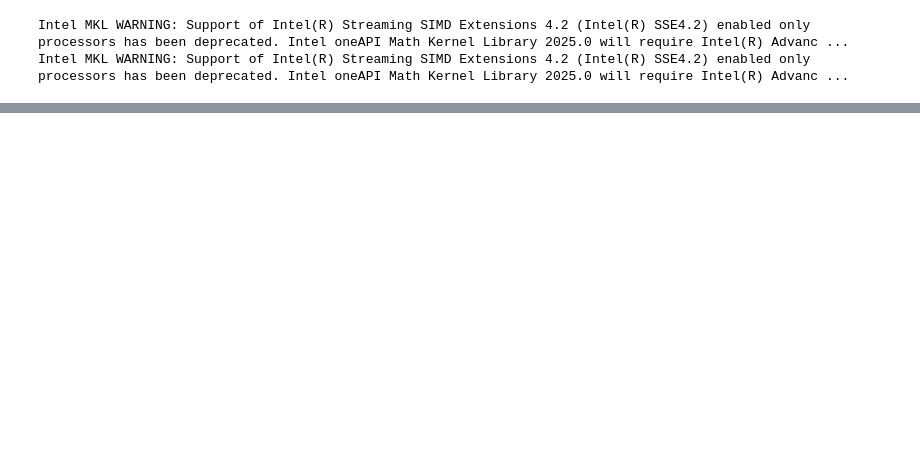
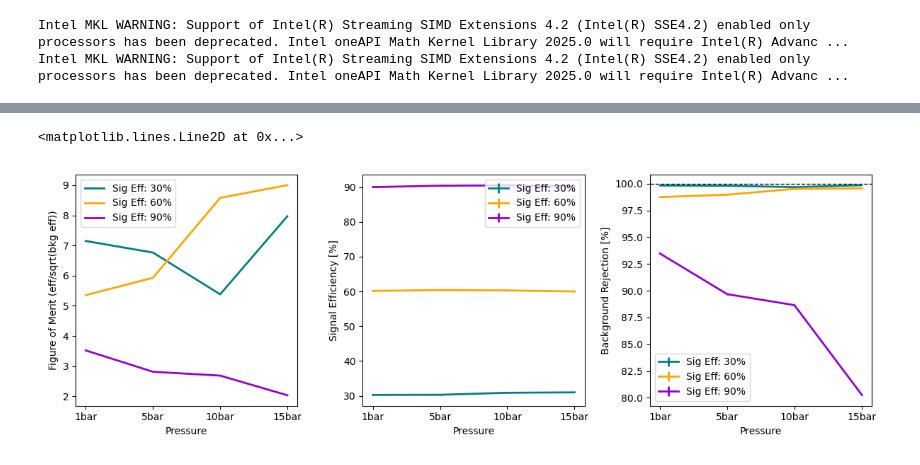
Before and after one commit to kvjmistry/ATPC, a Jupyter notebook: notebooks/TrackAnalysisPressures.ipynb, the cells around one changed output, grey strips where cells are left out. Cells and saved outputs as stored; diff of their text form; code cells hidden in the pictures; blank space fills up the shorter version.

Commit message:
Updare pressure analysis notebook

```diff
--- a/notebooks/TrackAnalysisPressures.ipynb
+++ b/notebooks/TrackAnalysisPressures.ipynb
@@ -245,0 +640,67 @@ plt.ylabel("Figure of Merit (eff/sqrt)")
+# %%
+def ApplyCutsnoPlot(df_meta, pressure, diffusion, eff_targ):
+
+    df_primary = df_meta[ (df_meta.label == "Primary") & (df_meta.primary == 1)]
+
+    # Apply the cuts
+    df_meta, df_primary, cuts = ApplyCuts(df_meta, df_primary, pressure, diffusion, eff_targ)
+    df_primary = df_primary[ cuts ]
+
+    return len(df_primary.event_id.unique())
+# %%
+nubb_meta = [nubb_meta_1bar, nubb_meta_5bar, nubb_meta_10bar, nubb_meta_15bar]
+Bkg_meta  = [Bkg_meta_1bar,  Bkg_meta_5bar,  Bkg_meta_10bar,  Bkg_meta_15bar]
+
+num_nubb = [num_nubb_1bar, num_nubb_5bar, num_nubb_10bar, num_nubb_15bar]
+num_Bkg  = [num_Bkg_1bar, num_Bkg_5bar, num_Bkg_10bar, num_Bkg_15bar]
+
+cols = ["Teal", "Orange", "darkviolet"]
+pressures_label = ["1bar", "5bar", "10bar", "15bar"]
+pressures = [1, 5, 10, 15]
+
+
+fig, axs = plt.subplots(1, 3, figsize=(12, 4))
+
+for e, efficiency in enumerate([30, 60, 90]):
+    print("On eff target:", efficiency, "%")
+
+    fom = []
+    eff = []
+    eff_err = []
+    Bkg_eff = []
+    Bkg_err = []
+
+    # Loop over pressures
+    for index in range(len(nubb_meta)):
+        print("On Pressure", pressures_label[index])
+        nubb_cut = ApplyCutsnoPlot(nubb_meta[index], pressures[index], "nodiff", efficiency)
+        Bkg_cut  = ApplyCutsnoPlot(Bkg_meta[index],  pressures[index], "nodiff", efficiency)
+
+        fom.append(FOM(nubb_cut  / num_nubb[index],  Bkg_cut  / num_Bkg[index]))
+
+        nubb_eff, nubb_err =  CalcEfficiency(nubb_cut, num_nubb[index], "nubb")
+        eff.append(100*nubb_eff)
+        eff_err.append(100*nubb_err)
+
+        Bkg_eff_, Bkg_err_ =  CalcEfficiency(Bkg_cut, num_Bkg[index], "Bkg")
+        Bkg_eff.append(100-100*Bkg_eff_)
+        Bkg_err.append(100*Bkg_err_)
+
+    axs[0].plot(pressures_label, fom, color=cols[e], linewidth = 2, label =f"Sig Eff: {efficiency}%")
+    axs[0].set_xlabel("Pressure")
+    axs[0].set_ylabel("Figure of Merit (eff/sqrt(bkg eff))")
+
+    axs[1].errorbar(pressures_label, eff, eff_err, color=cols[e], linewidth = 2, label =f"Sig Eff: {efficiency}%")
+    axs[1].set_xlabel("Pressure")
+    axs[1].set_ylabel("Signal Efficiency [%]")
+
+    axs[2].errorbar(pressures_label, Bkg_eff, Bkg_err, color=cols[e], linewidth = 2, label =f"Sig Eff: {efficiency}%")
+    axs[2].set_xlabel("Pressure")
+    axs[2].set_ylabel("Background Rejection [%]")
+
+plt.tight_layout()
+axs[0].legend()
+axs[1].legend()
+axs[2].legend()
+axs[2].axhline(y=100, color='k', linestyle='--', linewidth=1)
+# %% [output]
@@ -245,0 +724,2 @@ plt.ylabel("Figure of Merit (eff/sqrt)")
+<matplotlib.lines.Line2D at 0x...>
+[figure, added]
```
Also changed, not shown: parts of 6 cells of this notebook.
